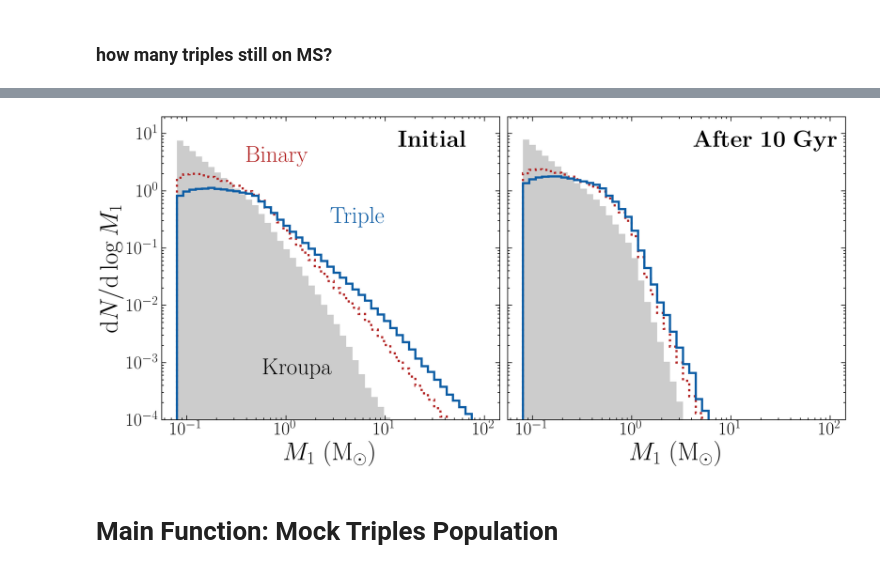
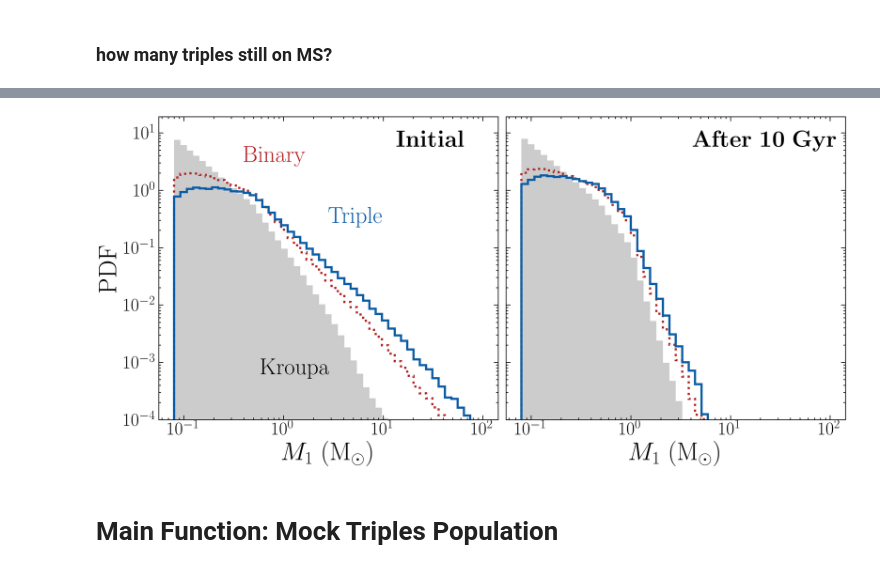
Before and after one commit to cheyanneshariat/gaia_triples, a Jupyter notebook: sampling_triples.ipynb, the cells around one changed output, grey strips where cells are left out. Cells and saved outputs as stored; diff of their text form; code cells hidden in the pictures.

```diff
--- a/sampling_triples.ipynb
+++ b/sampling_triples.ipynb
@@ -180,35 +196,35 @@ def plot_mass_dist_before_after():
     axes[0].hist(inner_binaries_triples_i['mass_1'], bins=bins, density=True, histtype='step', color='C0', linewidth=3, label='Triple')
 
     # Formatting
     axes[0].set_xlabel(r"$M_1~{\rm (M_\odot)}$", fontsize=35)
-    axes[0].set_ylabel(r"${\rm d}N/{\rm d}\log M_1$", fontsize=35)
+    axes[0].set_ylabel(r"PDF", fontsize=35)
     axes[0].text(0.3, 0.15, "Kroupa", transform=axes[0].transAxes, fontsize=32, color='k')
     axes[0].text(0.25, 0.85, "Binary", transform=axes[0].transAxes, fontsize=32, color='firebrick')
     axes[0].text(0.5, 0.65, "Triple", transform=axes[0].transAxes, fontsize=32, color='C0')
     axes[0].text(0.7, 0.9, r"${\bf Initial}$", transform=axes[0].transAxes, fontsize=32, color='k')
     axes[0].tick_params(axis='both', labelsize=25)
     axes[0].loglog()
     axes[0].set_ylim(bottom=1e-4)
 
     # Second plot: Final Primary Masses
     bins = np.logspace(np.log10(0.08), np.log10(100.), 49)
 
     # Histograms
     axes[1].hist(m1s_singles_on_ms, bins=bins, density=True, histtype='stepfilled', color='k', linewidth=3, label='', alpha=0.2)
     axes[1].hist(initial_binaries_on_ms['mass_1'], bins=bins, density=True, histtype='step', color='firebrick', linewidth=3, label='Binary', linestyle=':')
     axes[1].hist(inner_binaries_triples_on_ms['mass_1'], bins=bins, density=True, histtype='step', color='C0', linewidth=3, label='Triple')
 
     # Formatting
     axes[1].set_xlabel(r"$M_1~{\rm (M_\odot)}$", fontsize=35)
     axes[1].text(0.55, 0.9, r"${\bf After~10~Gyr}$", transform=axes[1].transAxes, fontsize=32, color='k')
     axes[1].tick_params(axis='both', labelsize=25)
 
     plt.tight_layout()
     plt.show()
 
 plot_mass_dist_before_after()
 # %% [output]
-[figure, old version]
+[figure, new version]
 # %% [markdown]
 # Main Function: Mock Triples Population
 # %%
```
Also changed, not shown: parts of 4 cells of this notebook.
